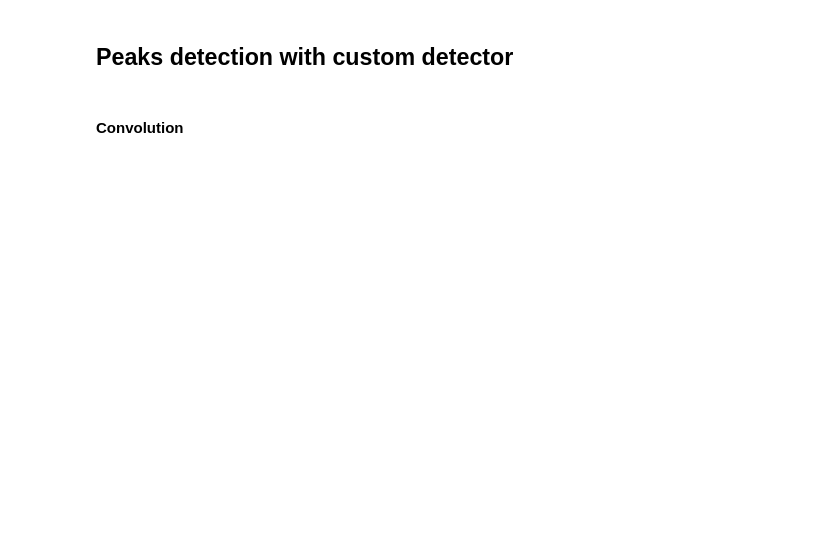
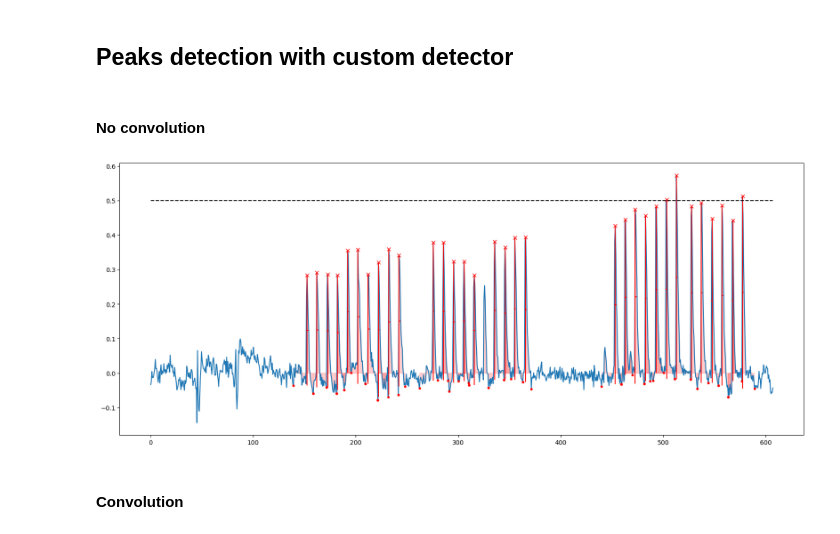
Before and after one commit to wisstock/microca, a Jupyter notebook: neuro/neuro_peak_det.ipynb, the cells around one changed output. Drawn from its saved outputs; the diff is of its cells as text; code cells hidden in the pictures; blank space fills up the shorter version.

Commit message:
23.03.2023: neuro pre peaks detection in progress

```diff
--- a/neuro/neuro_peak_det.ipynb
+++ b/neuro/neuro_peak_det.ipynb
@@ -177,5 +193,22 @@ cascade_plot(pre_arr, time_line, application_lines_dict)
 # %% [markdown]
 ## Peaks detection with custom detector
+# %% [markdown]
+#### No convolution
+# %%
+det_prof = pre_arr[0, 1]
+
+peaks, properties = signal.find_peaks(det_prof,
+                                      height=0.2,
+                                      threshold=None,
+                                      distance=min_distance_frames,
+                                      wlen=wlen_frames,
+                                      prominence=0.3,
+                                      rel_height=0.5,
+                                      width=width_frames)
+
+prof_peaks_plot(input_profile=det_prof, peaks_i=peaks, peaks_prop=properties, x_time=time_line, add_profile=None)
+# %% [output]
+[figure, added]
 # %% [markdown]
 #### Convolution
 # %%
```
Also changed, not shown: parts of 5 cells of this notebook, 1 other file.
